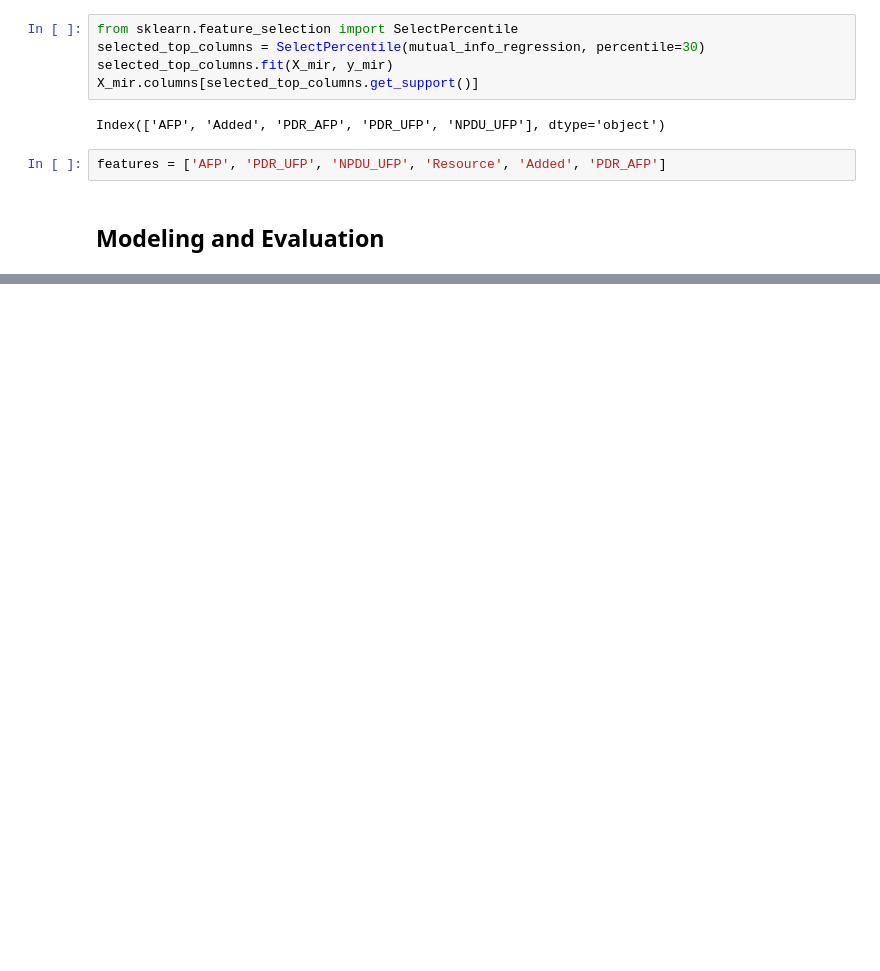
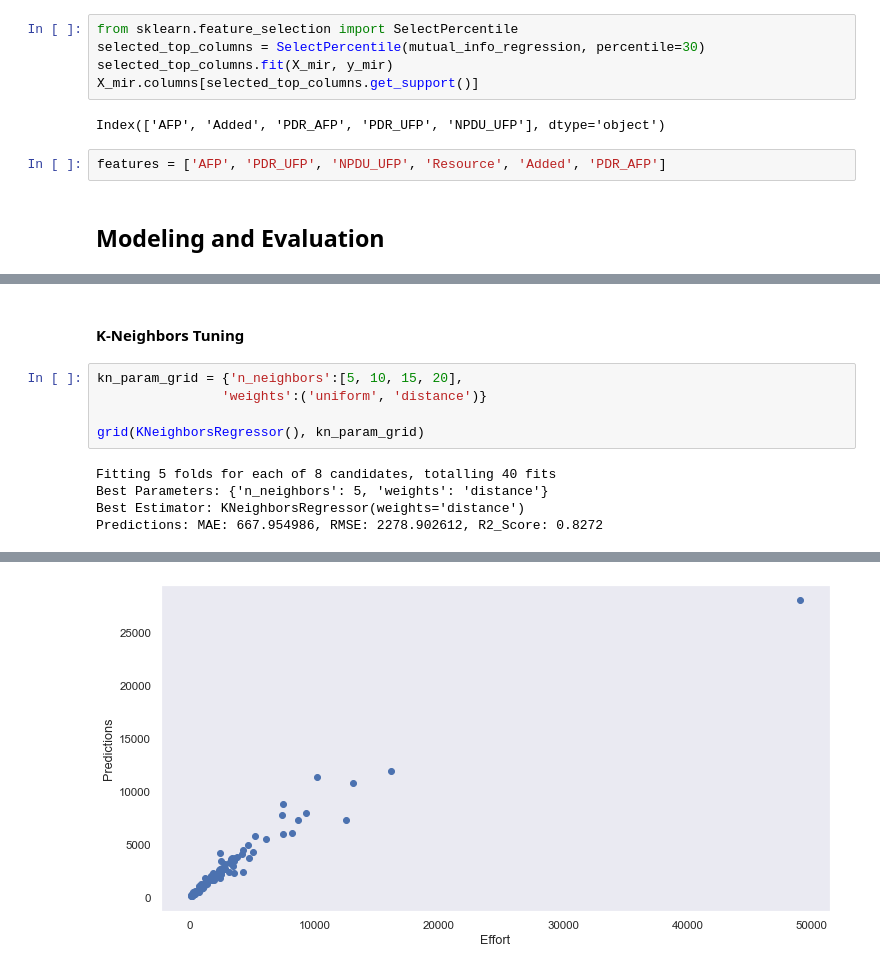
Before and after one commit to bharatnilam/Software-Effort-Estimation-Using-Machine-Learning-Techniques, a Jupyter notebook: China/ch_effort_estimation_final.ipynb, the cells around one changed output, grey strips where cells are left out. Saved outputs shown, nothing was run; the diff lists cells and outputs as text; blank space fills up the shorter version.

```diff
--- a/China/ch_effort_estimation_final.ipynb
+++ b/China/ch_effort_estimation_final.ipynb
@@ -328,0 +387,12 @@ RF: 3002.131382, 757.9574235718113
+# %% [markdown]
+#### K-Neighbors Tuning
+# %%
+kn_param_grid = {'n_neighbors':[5, 10, 15, 20],
+                'weights':('uniform', 'distance')}
+
+grid(KNeighborsRegressor(), kn_param_grid)
+# %% [output]
+Fitting 5 folds for each of 8 candidates, totalling 40 fits
+Best Parameters: {'n_neighbors': 5, 'weights': 'distance'}
+Best Estimator: KNeighborsRegressor(weights='distance')
+Predictions: MAE: 667.954986, RMSE: 2278.902612, R2_Score: 0.8272
@@ -328,0 +402 @@ RF: 3002.131382, 757.9574235718113
+[figure, added]
```
Also changed, not shown: parts of 20 cells of this notebook.
